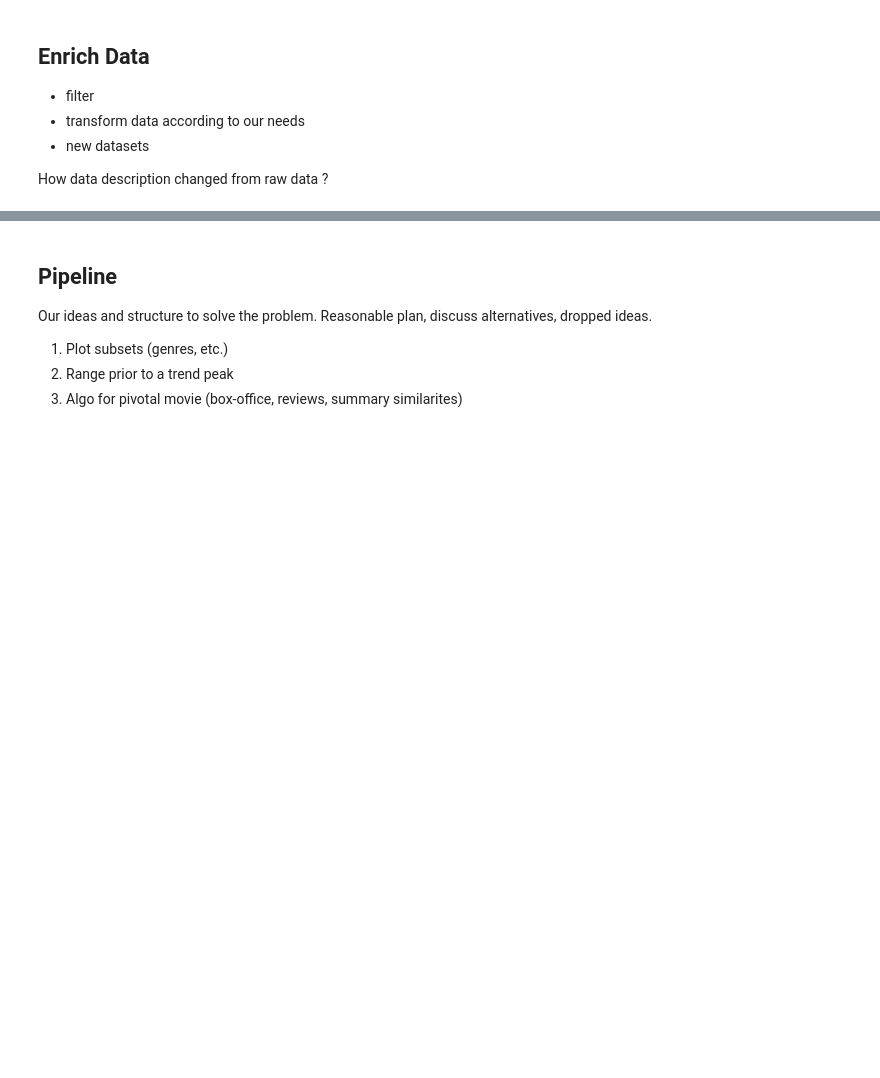
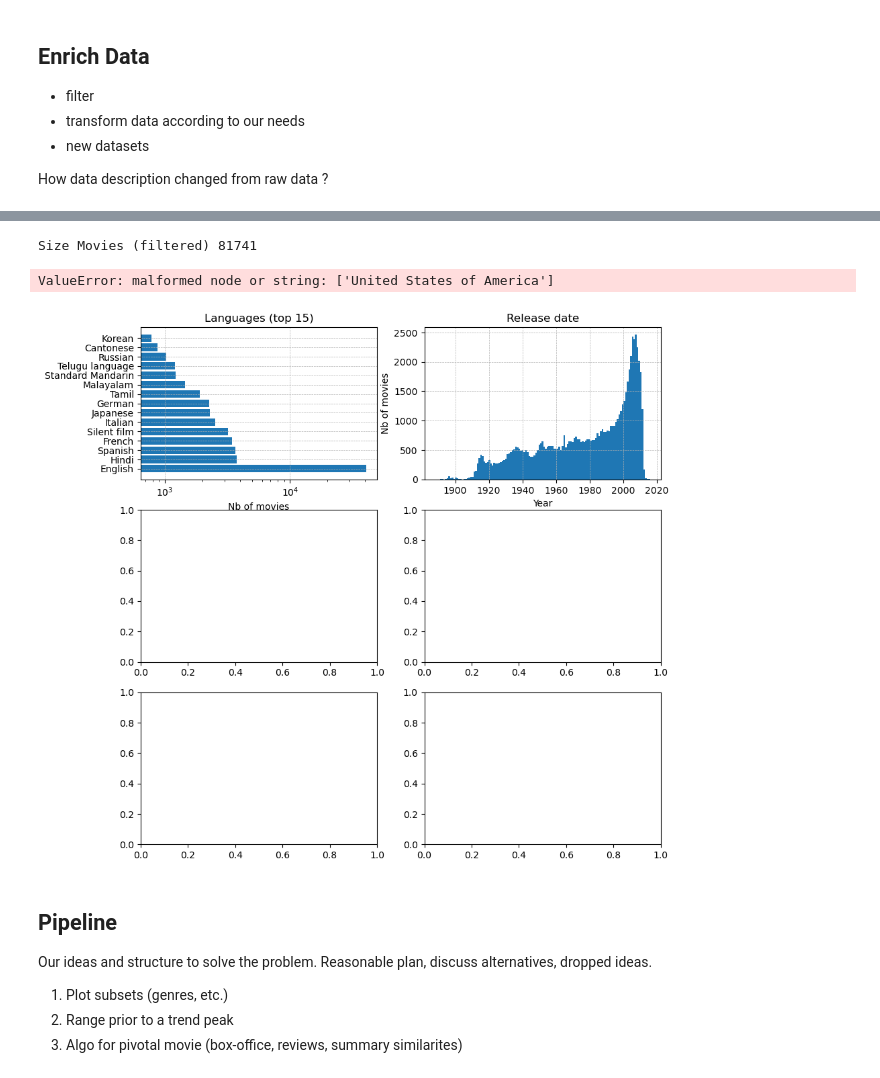
Before and after one commit to epfl-ada/ada-2023-project-thewestbobers, a Jupyter notebook: milestoneP2.ipynb, the cells around one changed output, grey strips where cells are left out. Cells and saved outputs as stored; diff of their text form; code cells hidden in the pictures; blank space fills up the shorter version.

Commit message:
starting to clean data

```diff
--- a/milestoneP2.ipynb
+++ b/milestoneP2.ipynb
@@ -59,0 +59,8 @@ How data description changed from raw data ?
+# %%
+from implementations import data_clean
+
+movies = df.copy()
+
+data_clean(movies)
+# filter USA # movies[movies.countries=='{"/m/09c7w0": "United States of America"}']
+# transform + clean data
@@ -60,3 +81,10 @@ How data description changed from raw data ?
+# %%
+print("Size Movies (filtered)", len(movies))
+data_viz(movies)
+# %% [output]
+Size Movies (filtered) 81741
+ValueError: malformed node or string: ['United States of America']
+[figure, added]
 # %% [markdown]
 ## Pipeline
 Our ideas and structure to solve the problem. Reasonable plan, discuss alternatives, dropped ideas.
```
Also changed, not shown: parts of 3 cells of this notebook, 1 other file.
